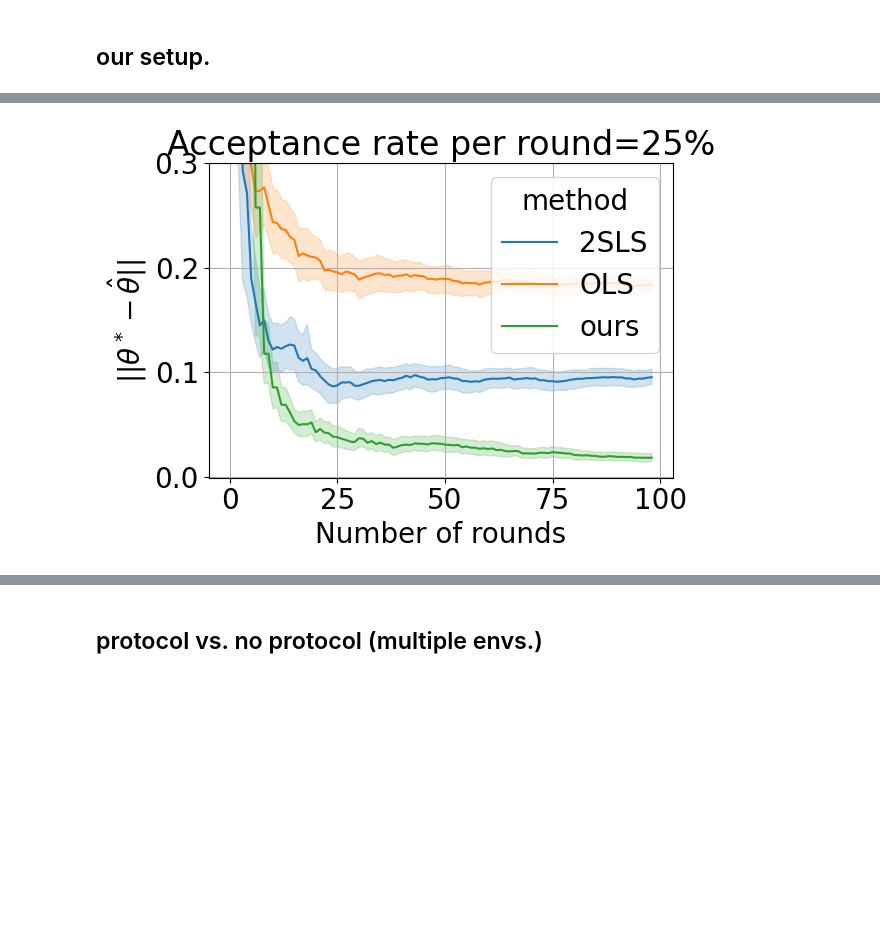
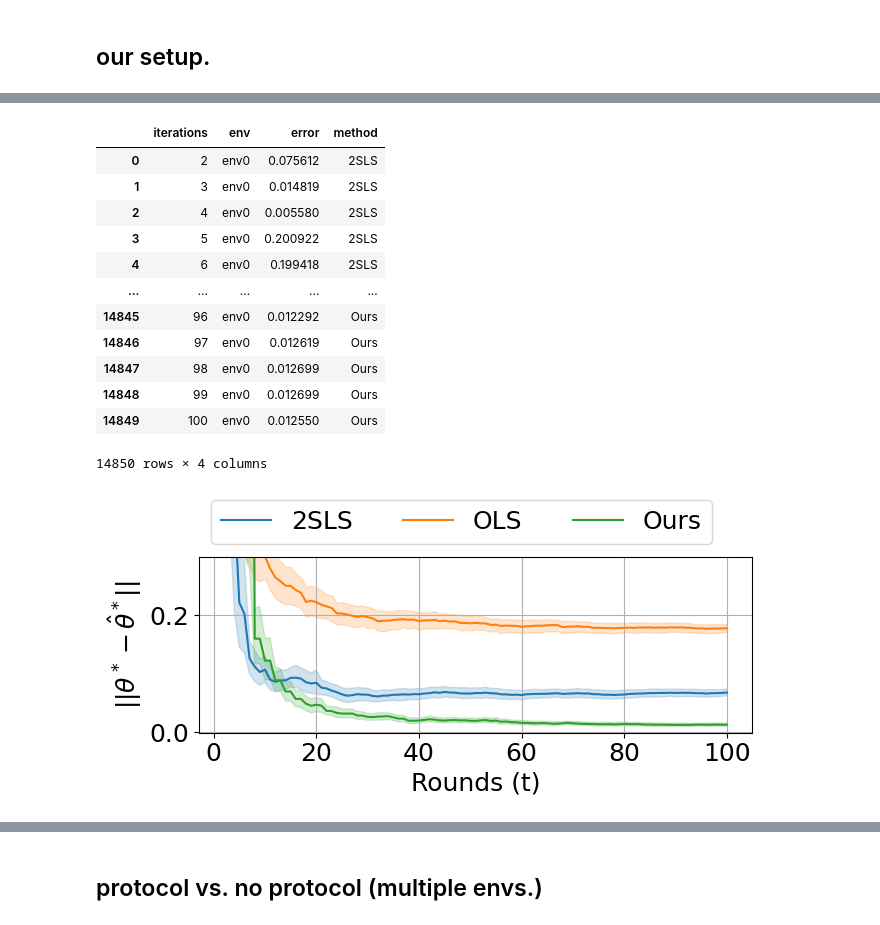
Before and after one commit to muneebaadil/strategic-instrumental-variable-regression, a Jupyter notebook: experiments.ipynb, the cells around one changed output, grey strips where cells are left out. Cells and saved outputs as stored; diff of their text form; code cells hidden in the pictures; blank space fills up the shorter version.

```diff
--- a/experiments.ipynb
+++ b/experiments.ipynb
@@ -17,7 +17,7 @@ import json
 import py.data_gen as data_gen
 import py.algos as algos
 
-plt.rcParams.update({'font.size': 20})
+plt.rcParams.update({'font.size': 18})
 
 class NumpyEncoder(json.JSONEncoder):
     def default(self, obj):
@@ -128,7 +128,7 @@ save_runs('experiments', 'harris-with-selection', (runs, runs2), args)
 # %% [markdown]
 ## our setup.
 # %%
-cmd =f'--num-applicants 100000 --applicants-per-round 1000 --scaled-duplicates sequence --fixed-effort-conversion --normalize --methods 2sls ols ours --envs-accept-rate .25'
+cmd =f'--num-applicants 100000 --applicants-per-round 1000 --scaled-duplicates sequence --fixed-effort-conversion --normalize --methods 2sls ols ours --envs-accept-rate .5'
 
 args = algos.get_args(cmd)
 np.random.seed(1)
@@ -225,20 +221,40 @@ dflong
 dflong['method'] = dflong.env.apply(lambda x: '_'.join(x.split('_')[:-1]))
 dflong['env'] = dflong.env.apply(lambda x:x.split('_')[-1])
 dflong['method'] = dflong['method'].astype('category')
-dflong['method'] = dflong['method'].cat.rename_categories({'ours_vseq': 'Ours', 'ols': 'OLS', '2sls': '2SLS'})
+dflong['method'] = dflong['method'].cat.rename_categories({'ours': 'Ours', 'ols': 'OLS', '2sls': '2SLS'})
 dflong
 dflong_stack = dflong # remember for later.
+dflong_stack['iterations'] = dflong_stack['iterations']+2
+dflong_stack
+# %% [output]
+|  | iterations | env | error | method |
+| 0 | 2 | env0 | 0.075612 | 2SLS |
+| 1 | 3 | env0 | 0.014819 | 2SLS |
+| 2 | 4 | env0 | 0.005580 | 2SLS |
+| 3 | 5 | env0 | 0.200922 | 2SLS |
+| 4 | 6 | env0 | 0.199418 | 2SLS |
+| ... | ... | ... | ... | ... |
+| 14845 | 96 | env0 | 0.012292 | Ours |
+| 14846 | 97 | env0 | 0.012619 | Ours |
+| 14847 | 98 | env0 | 0.012699 | Ours |
+| 14848 | 99 | env0 | 0.012699 | Ours |
+| 14849 | 100 | env0 | 0.012550 | Ours |
+14850 rows × 4 columns
 # %%
-fig,ax=plt.subplots()
-sns.lineplot(dflong_stack, x='iterations', y='error', errorbar=('ci', 95), ax=ax, hue='method')
+plt.rcParams.update({'font.size': 18})
+fig,ax=plt.subplots(figsize=(7,3.5))
+sns.lineplot(dflong_stack, x='iterations', y='error', errorbar=('ci', 95), ax=ax, hue='method',
+             markers={'Ours': '^', 'OLS': 'X', '2SLS': 'o'}, markevery=10, markersize=9)
 ax.grid()
 ax.set_ylim(bottom=-0.001, top=.3)
-ax.set_ylabel(r'$|| \theta^* - \hat{\theta}|| $')
-ax.set_xlabel('Number of rounds')
-ax.set_title('Acceptance rate per round=25%')
+ax.set_ylabel(r'$|| \theta^* - \hat{\theta}^* || $')
+ax.set_xlabel('Rounds (t)')
+
+handles, labels = ax.get_legend_handles_labels()
+ax.legend(handles=handles[:], labels=labels[:], ncol=3, loc='lower left', bbox_to_anchor=(0, 1, .5, .5))
 
 plt.tight_layout()
 plt.savefig('figures/our-settings-single-env.pdf')
 # %% [output]
-[figure, old version]
+[figure, new version]
 # %%
```
Also changed, not shown: parts of 33 cells of this notebook, 1 other file.
